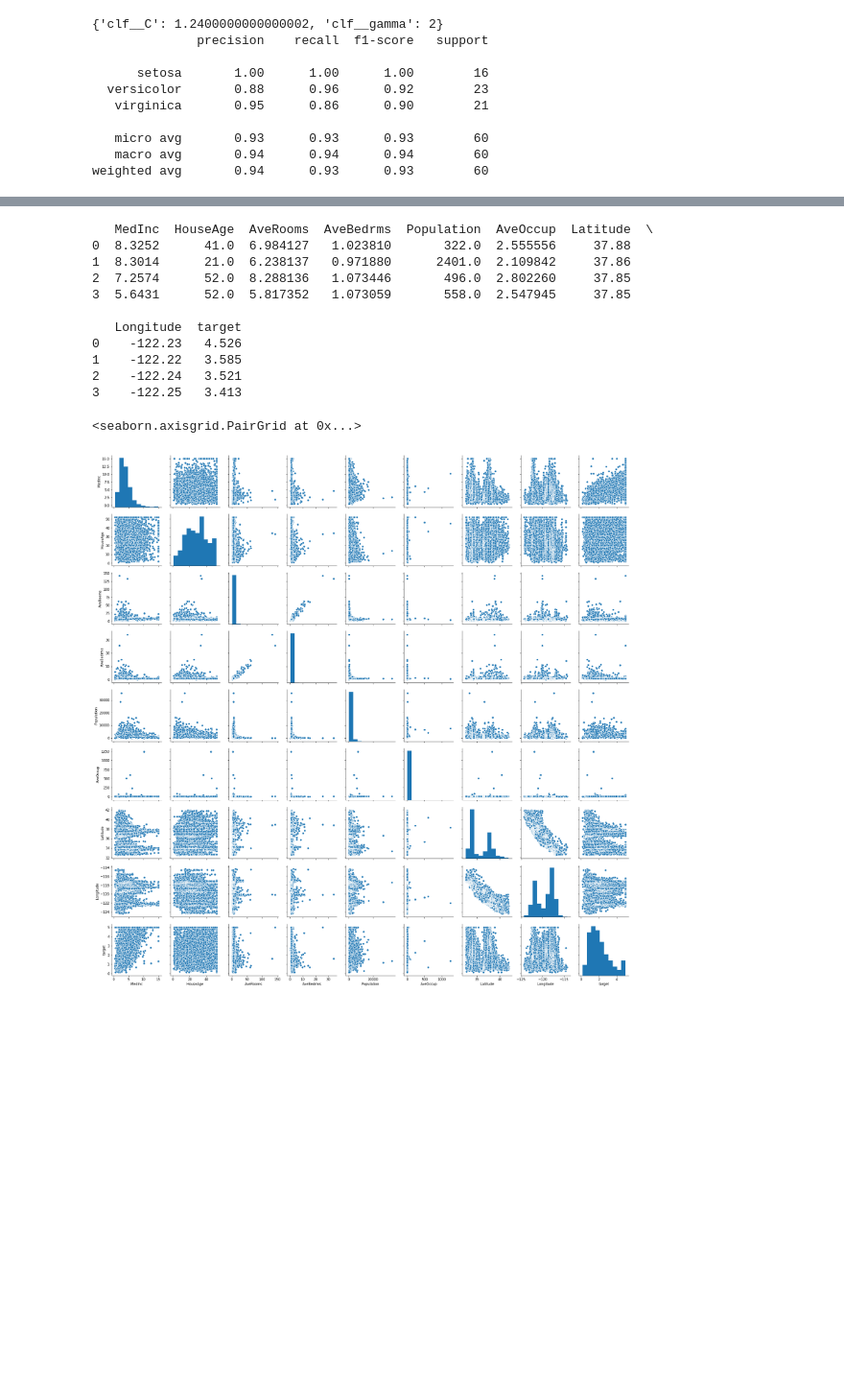
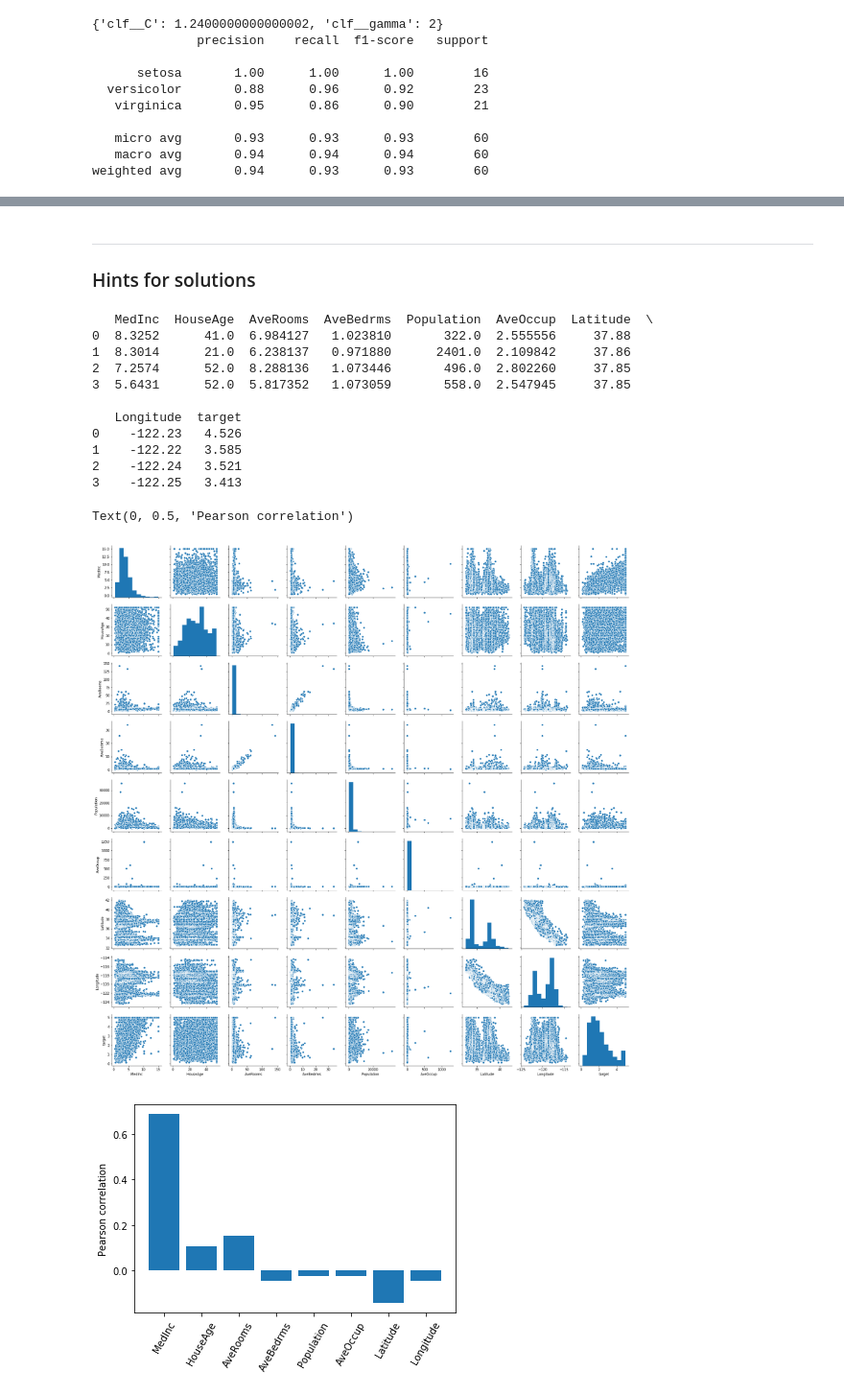
Before and after one commit to lucianopaz/statistical_machine_learning, a Jupyter notebook: notebooks/Scikit-Learn tutorial.ipynb, the cells around one changed output, grey strips where cells are left out. Shown at 96% size. Cells and saved outputs as stored; diff of their text form; code cells hidden in the pictures; blank space fills up the shorter version.

```diff
--- a/notebooks/Scikit-Learn tutorial.ipynb
+++ b/notebooks/Scikit-Learn tutorial.ipynb
@@ -663,24 +670,43 @@ weighted avg       0.98      0.98      0.98        60
+# %% [markdown]
+---
+### Hints for solutions
 # %%
+# Help for Ex 1
+import numpy as np
 import pandas as pd
 import seaborn as sns
 from sklearn import datasets
+
+# To get the dataset use datasets.fetch_california_housing
 raw_data = datasets.fetch_california_housing()
+
+# Create the dataframe
 df = pd.DataFrame(data=raw_data['data'],
                   columns=raw_data['feature_names'])
 df = df.assign(target=raw_data['target'])
 print(df.head(4))
 sns.pairplot(data=df)
+
+# To explore the linear correlation, you can use the pearson
+# correlation defined by np.corrcoef
+plt.figure()
+plt.bar(range(len(raw_data['feature_names'])),
+        np.corrcoef(df.values.T)[-1, :-1])
+plt.gca().set_xticks(range(len(raw_data['feature_names'])))
+plt.gca().set_xticklabels(raw_data['feature_names'], rotation=60)
+plt.ylabel('Pearson correlation')
 # %% [output]
    MedInc  HouseAge  AveRooms  AveBedrms  Population  AveOccup  Latitude  \
 0  8.3252      41.0  6.984127   1.023810       322.0  2.555556     37.88
 1  8.3014      21.0  6.238137   0.971880      2401.0  2.109842     37.86
 2  7.2574      52.0  8.288136   1.073446       496.0  2.802260     37.85
 3  5.6431      52.0  5.817352   1.073059       558.0  2.547945     37.85
 
    Longitude  target
 0    -122.23   4.526
 1    -122.22   3.585
 2    -122.24   3.521
 3    -122.25   3.413
-<seaborn.axisgrid.PairGrid at 0x...>
+Text(0, 0.5, 'Pearson correlation')
 [figure]
+[figure, added]
```
Also changed, not shown: parts of 15 cells of this notebook, 1 other file.
